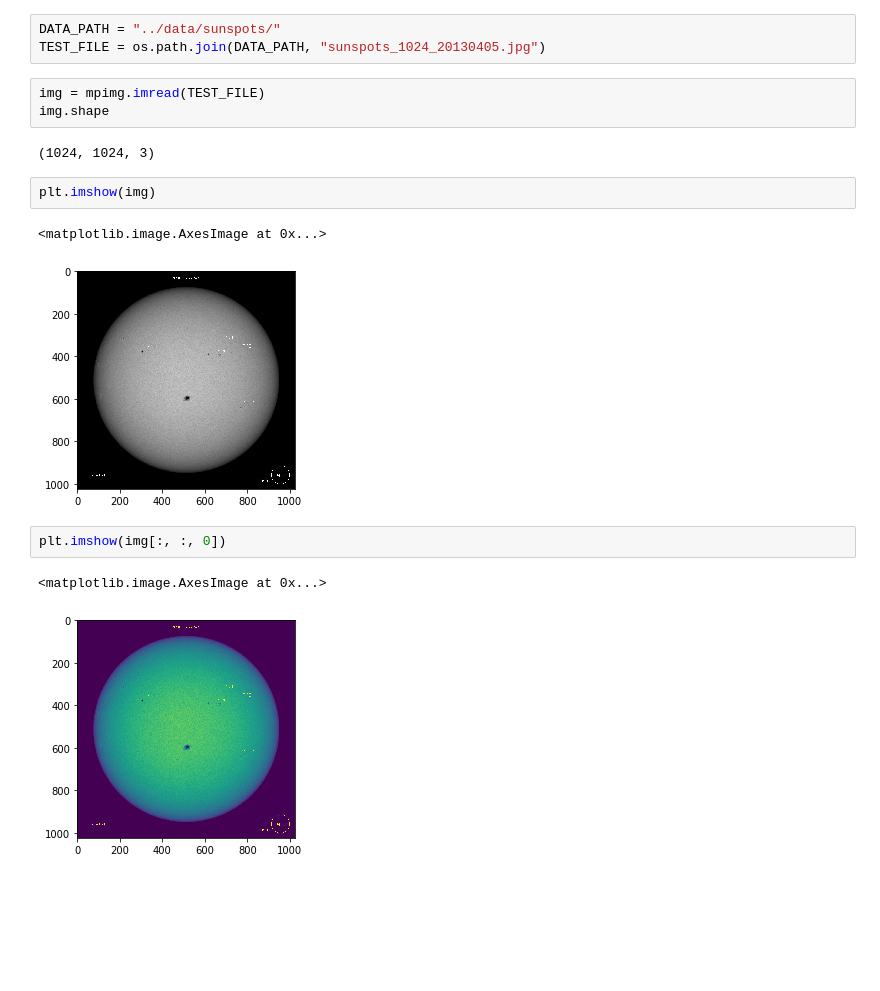
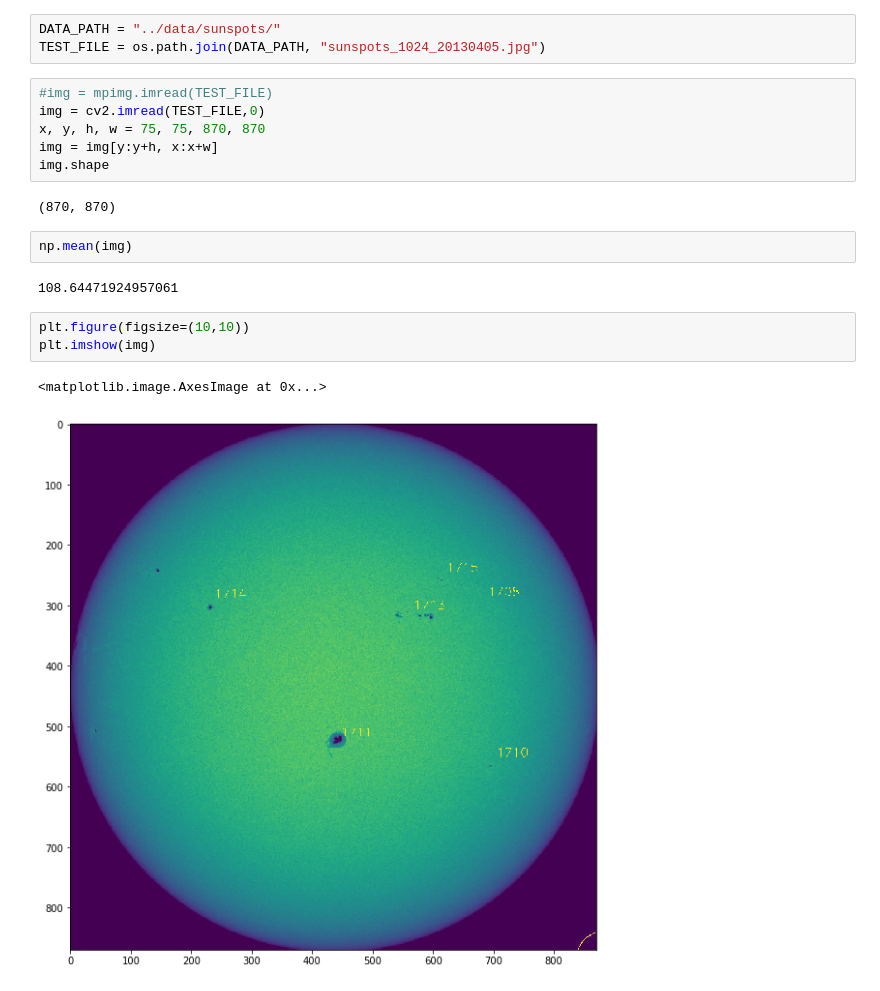
Before and after one commit to ccauet/teaching-data-analysis-beginners, a Jupyter notebook: notebooks/sunspots.ipynb, the cells around one changed output. Drawn from its saved outputs; the diff is of its cells as text; blank space fills up the shorter version.

Commit message:
Cropped image

```diff
--- a/notebooks/sunspots.ipynb
+++ b/notebooks/sunspots.ipynb
@@ -14,19 +14,22 @@ import matplotlib.image as mpimg
 # %%
 DATA_PATH = "../data/sunspots/"
 TEST_FILE = os.path.join(DATA_PATH, "sunspots_1024_20130405.jpg")
-# %%
-img = mpimg.imread(TEST_FILE)
-img.shape
-# %% [output]
-(1024, 1024, 3)
+# %%
+#img = mpimg.imread(TEST_FILE)
+img = cv2.imread(TEST_FILE,0)
+x, y, h, w = 75, 75, 870, 870
+img = img[y:y+h, x:x+w]
+img.shape
+# %% [output]
+(870, 870)
+# %%
+np.mean(img)
+# %% [output]
+108.64471924957061
 # %%
+plt.figure(figsize=(10,10))
 plt.imshow(img)
 # %% [output]
 <matplotlib.image.AxesImage at 0x...>
-[figure, old version]
+[figure, new version]
-# %%
-plt.imshow(img[:, :, 0])
-# %% [output]
-<matplotlib.image.AxesImage at 0x...>
-[figure, removed]
 # %%
```
Also changed, not shown: parts of 2 cells of this notebook.
